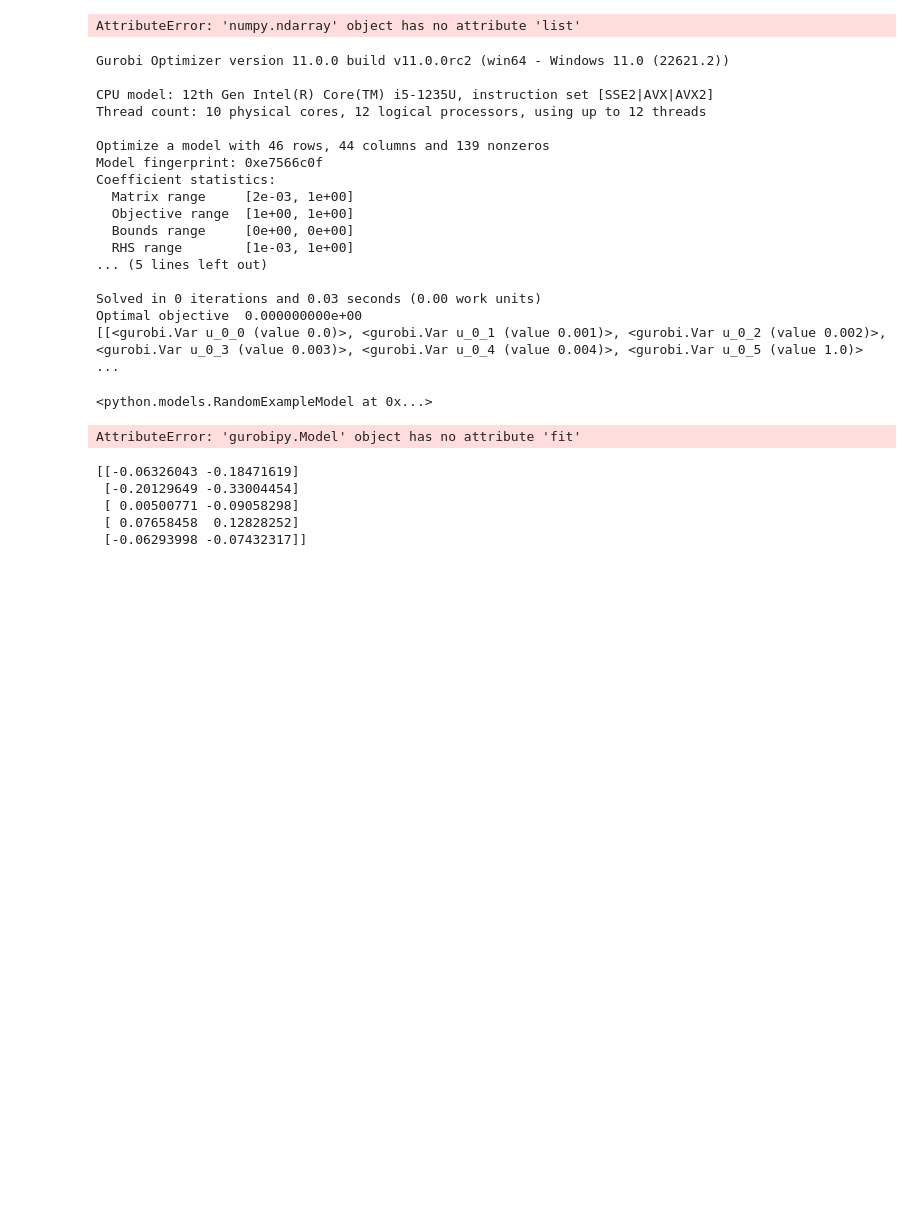
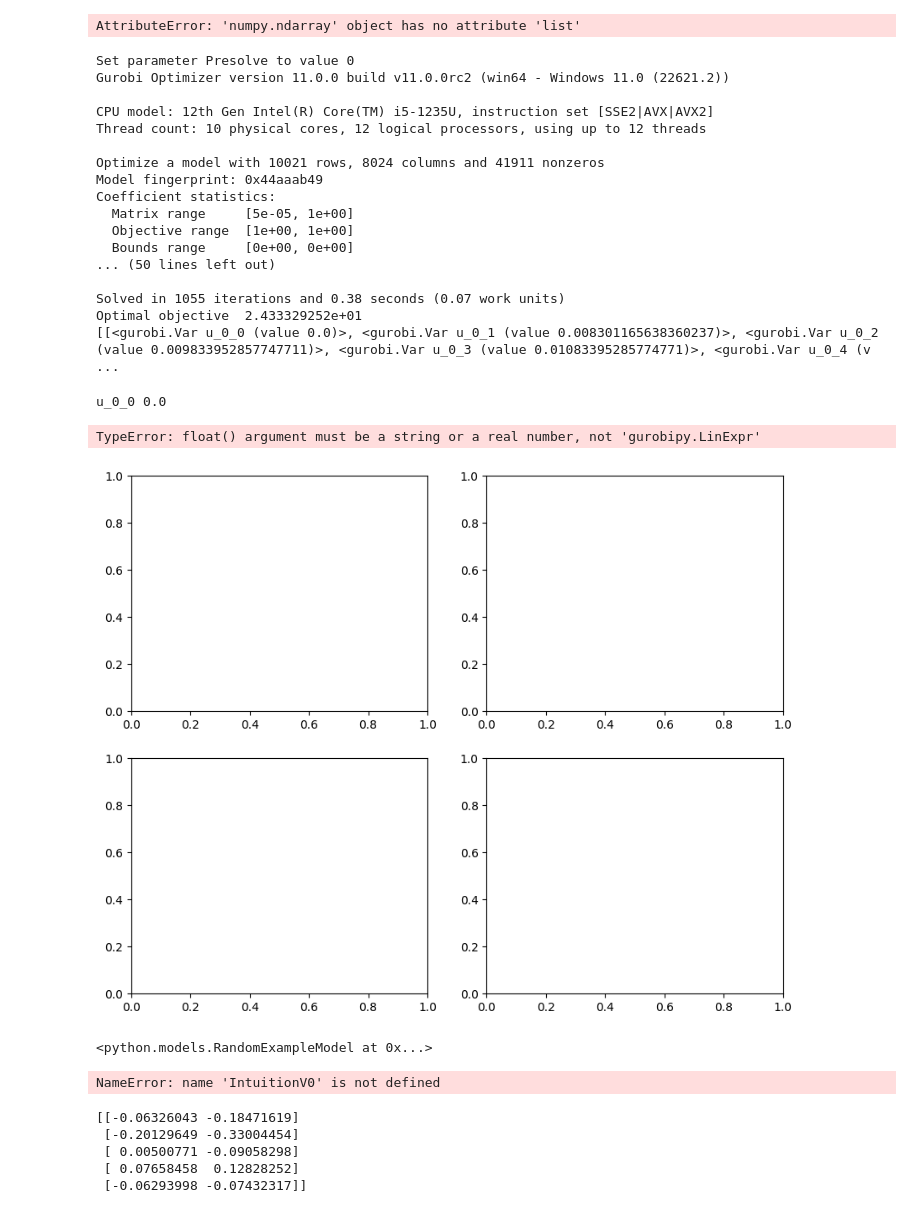
Before and after one commit to Nicolas-Saudreau/cs-sdp-2023-24, a Jupyter notebook: example.ipynb, the cells around one changed output. Drawn from its saved outputs; the diff is of its cells as text; code cells hidden in the pictures; blank space fills up the shorter version.

Commit message:
intuition

```diff
--- a/example.ipynb
+++ b/example.ipynb
@@ -15,6 +15,5 @@ import python.metrics
 data_loader = Dataloader("./data/dataset_4/") # Specify path to the dataset you want to load
 X, Y = data_loader.load()
 # %%
-X_re = X[:5]
-Y_re = Y[:5]
-print(X_re)
+X_re = X
+Y_re = Y
@@ -152,23 +145,41 @@ m.optimize()
 #print("La solution optimale est (v0, v1) = {} avec pour objectif z = {}".format((v0.x, v1.x), m.objVal))
 print(criteria)
 # %% [output]
+Set parameter Presolve to value 0
 Gurobi Optimizer version 11.0.0 build v11.0.0rc2 (win64 - Windows 11.0 (22621.2))
 
 CPU model: 12th Gen Intel(R) Core(TM) i5-1235U, instruction set [SSE2|AVX|AVX2]
 Thread count: 10 physical cores, 12 logical processors, using up to 12 threads
 
-Optimize a model with 46 rows, 44 columns and 139 nonzeros
-Model fingerprint: 0xe7566c0f
+Optimize a model with 10021 rows, 8024 columns and 41911 nonzeros
+Model fingerprint: 0x44aaab49
 Coefficient statistics:
-  Matrix range     [2e-03, 1e+00]
+  Matrix range     [5e-05, 1e+00]
   Objective range  [1e+00, 1e+00]
   Bounds range     [0e+00, 0e+00]
-  RHS range        [1e-03, 1e+00]
-... (5 lines left out)
+... (50 lines left out)
 
-Solved in 0 iterations and 0.03 seconds (0.00 work units)
-Optimal objective  0.000000000e+00
-[[<gurobi.Var u_0_0 (value 0.0)>, <gurobi.Var u_0_1 (value 0.001)>, <gurobi.Var u_0_2 (value 0.002)>, <gurobi.Var u_0_3 (value 0.003)>, <gurobi.Var u_0_4 (value 0.004)>, <gurobi.Var u_0_5 (value 1.0)> ...
+Solved in 1055 iterations and 0.38 seconds (0.07 work units)
+Optimal objective  2.433329252e+01
+[[<gurobi.Var u_0_0 (value 0.0)>, <gurobi.Var u_0_1 (value 0.008301165638360237)>, <gurobi.Var u_0_2 (value 0.009833952857747711)>, <gurobi.Var u_0_3 (value 0.01083395285774771)>, <gurobi.Var u_0_4 (v ...
+# %%
+import matplotlib.pyplot as plt
+
+fig, axs = plt.subplots(2, 2, figsize=(10, 8))
+axs = axs.flatten()
+
+for i, crits in enumerate(criteria):
+    for j, crit in enumerate(crits):
+        print(crit.varName, crit.X)
+        axs[i].bar(crits, crit, label=f'Subplot {i+1}')
+
+# Adjust layout and display the plots
+plt.tight_layout()
+plt.show()
+# %% [output]
+u_0_0 0.0
+TypeError: float() argument must be a string or a real number, not 'gurobipy.LinExpr'
+[figure, added]
 # %%
 # Let's train an example model
 model = RandomExampleModel() # Instantiation of the model with hyperparameters, if needed
@@ -176,10 +187,10 @@ model.fit(X, Y) # Training of the model, using preference data
 # %% [output]
 <python.models.RandomExampleModel at 0x...>
 # %%
-m = Model("IntuitionV0")
-m.fit(X, Y)
+model = IntuitionV0()
+model.fit(X, Y)
 # %% [output]
-AttributeError: 'gurobipy.Model' object has no attribute 'fit'
+NameError: name 'IntuitionV0' is not defined
 # %%
 # First, let's see how our model reconsiders our preferences
 # Our data preferences were X[i] >> Y[i] for all i, let's see if our model agrees
```
Also changed, not shown: parts of 1 cell of this notebook.
